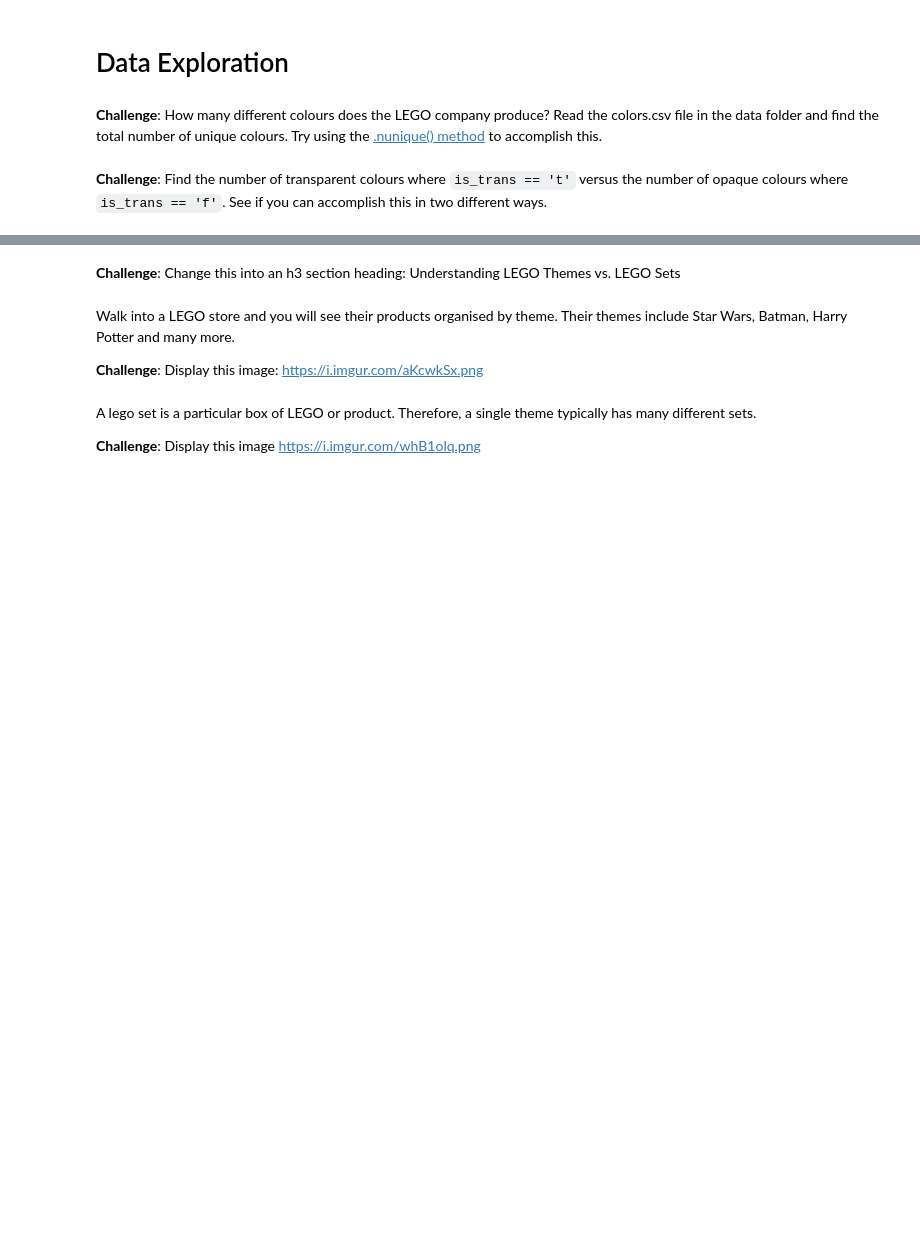
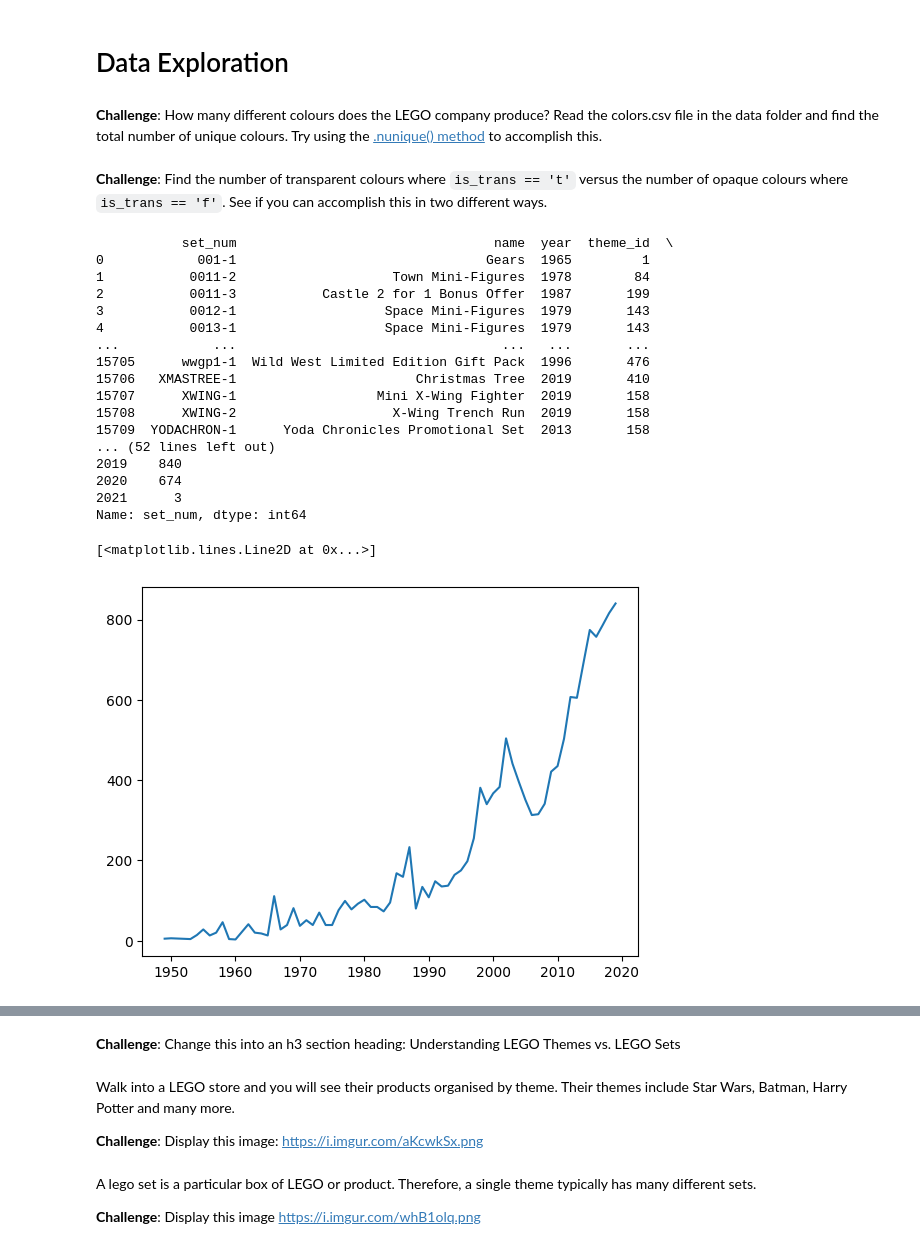
Before and after one commit to Sn-bow/LEGO_notebook_and_data, a Jupyter notebook: src/Lego_Analysis_for_Course_(start).ipynb, the cells around one changed output, grey strips where cells are left out. Saved outputs shown, nothing was run; the diff lists cells and outputs as text; code cells hidden in the pictures; blank space fills up the shorter version.

Commit message:
데이터 시각화 & 연도별에 따른 세트수 & 연도별 테마수 평균값 & 연도별 테마 총 개수 (고유값)

```diff
--- a/src/Lego_Analysis_for_Course_(start).ipynb
+++ b/src/Lego_Analysis_for_Course_(start).ipynb
@@ -29,3 +29,70 @@ sets tend to have more or fewer parts than newer sets?</li>
 **Challenge**: How many different colours does the LEGO company produce? Read the colors.csv file in the data folder and find the total number of unique colours. Try using the [.nunique() method](https://pandas.pydata.org/pandas-docs/stable/reference/api/pandas.DataFrame.nunique.html?highlight=nunique#pandas.DataFrame.nunique) to accomplish this.
 # %% [markdown]
 **Challenge**: Find the number of transparent colours where <code>is_trans == 't'</code> versus the number of opaque colours where <code>is_trans == 'f'</code>. See if you can accomplish this in two different ways.
+# %%
+import pandas as pd
+import matplotlib.pyplot as plt
+
+colors_df = pd.read_csv('../data/colors.csv')
+
+# 고유한 색상의 총 갯수
+color_count = colors_df["name"].nunique()
+
+#  레고에서 불투명한 색상 대비 투명한 색상이 어느 정도 있는지
+opaque_count = colors_df.groupby(by="is_trans").count()
+# .value_counts() 메소드는 데이터프레임의 column(열) 의 갯수가 몆개인지 반환
+opaque_count_value_counts = colors_df["is_trans"].value_counts()
+
+
+
+# 레고 sets data frame
+sets_df = pd.read_csv("../data/sets.csv")
+print(sets_df)
+
+
+# 최초의 레고 세트가 출시된 연도와 이 세트의 이름은
+for_the_first_time_set = sets_df.sort_values("year")
+print(for_the_first_time_set)
+
+# 레고는 운영 첫해에 얼마나 많은 제품을 팔았나
+sell_lego = sets_df["year"].value_counts()[1949]
+print(sell_lego)
+# 조건에 따라 데이터를 필터링
+sell_lego = sets_df[sets_df["year"] == 1949]
+print(sell_lego)
+
+# 부품 수가 가장 많은 상위 5개 레고 세트
+many_num_parts_five_data = sets_df.sort_values(by="num_parts", ascending=False).head()
+print(many_num_parts_five_data)
+
+
+
+# 데이터 시각화
+
+# 연도별에 따른 세트수
+sets_by_year = sets_df.groupby('year').count()
+print(sets_by_year["set_num"].head())
+print(sets_by_year["set_num"].tail())
+
+# 시각화 sets_by_year.index[:-2], sets_by_year.set_num[:-2]
+plt.plot(sets_by_year.index[:-2] ,sets_by_year["set_num"][:-2] )
+# %% [output]
+           set_num                                 name  year  theme_id  \
+0            001-1                                Gears  1965         1
+1           0011-2                    Town Mini-Figures  1978        84
+2           0011-3           Castle 2 for 1 Bonus Offer  1987       199
+3           0012-1                   Space Mini-Figures  1979       143
+4           0013-1                   Space Mini-Figures  1979       143
+...            ...                                  ...   ...       ...
+15705      wwgp1-1  Wild West Limited Edition Gift Pack  1996       476
+15706   XMASTREE-1                       Christmas Tree  2019       410
+15707      XWING-1                  Mini X-Wing Fighter  2019       158
+15708      XWING-2                    X-Wing Trench Run  2019       158
+15709  YODACHRON-1      Yoda Chronicles Promotional Set  2013       158
+... (52 lines left out)
+2019    840
+2020    674
+2021      3
+Name: set_num, dtype: int64
+[<matplotlib.lines.Line2D at 0x...>]
+[figure, added]
```
Also changed, not shown: parts of 1 cell of this notebook, 20 other files.
